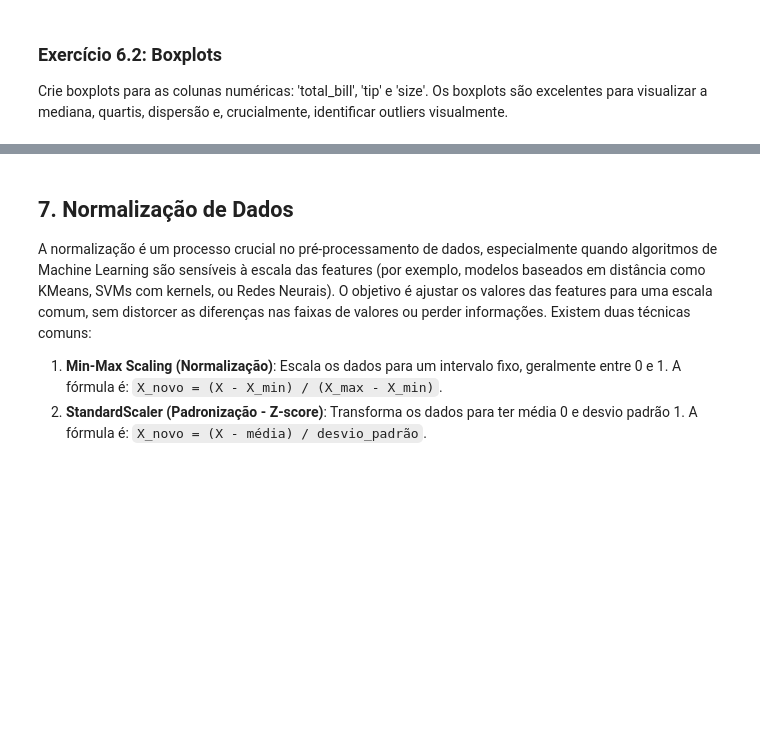
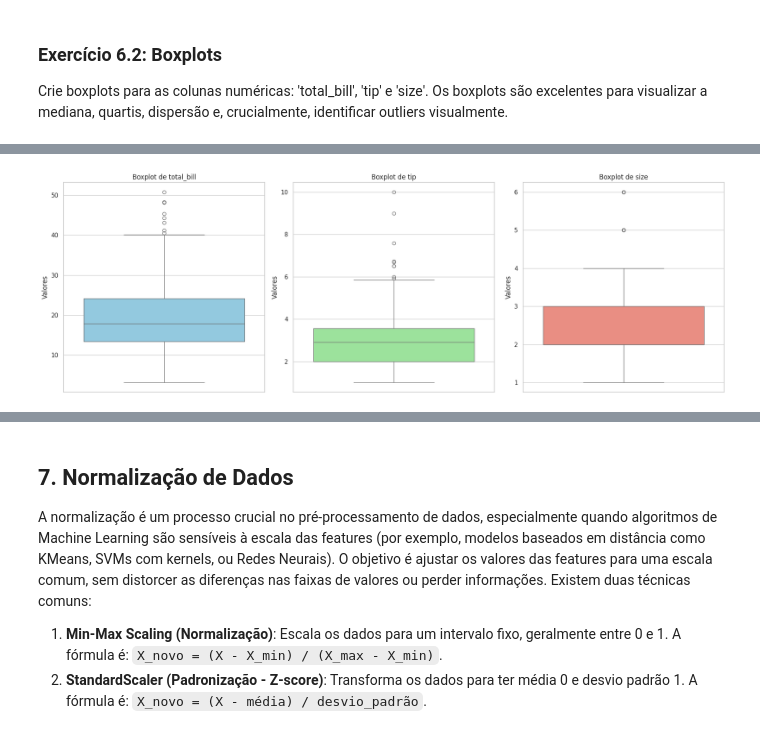
Before and after one commit to rodrigolsouza/projeto_estatistica_descritiva, a Jupyter notebook: Atividade_estatística_descritiva.ipynb, the cells around one changed output, grey strips where cells are left out. Saved outputs shown, nothing was run; the diff lists cells and outputs as text; code cells hidden in the pictures; blank space fills up the shorter version.

```diff
--- a/Atividade_estatística_descritiva.ipynb
+++ b/Atividade_estatística_descritiva.ipynb
@@ -361,0 +385,27 @@ Crie boxplots para as colunas numéricas: 'total_bill', 'tip' e 'size'. Os boxpl
+# %%
+# DIGITE SEU CÓDIGO AQUI
+
+# 1. Carregando o dataset (exemplo padrão 'tips')
+df = sns.load_dataset('tips')
+
+# 2. Configurando o estilo visual
+sns.set_theme(style="whitegrid")
+
+# 3. Criando a figura para os subplots
+fig, axes = plt.subplots(1, 3, figsize=(18, 6))
+
+# Colunas numéricas solicitadas
+colunas = ['total_bill', 'tip', 'size']
+cores = ['skyblue', 'lightgreen', 'salmon']
+
+# 4. Gerando os boxplots
+for i, col in enumerate(colunas):
+    sns.boxplot(data=df, y=col, ax=axes[i], color=cores[i])
+    axes[i].set_title(f'Boxplot de {col}')
+    axes[i].set_ylabel('Valores')
+
+# Ajuste fino do layout
+plt.tight_layout()
+plt.show()
+# %% [output]
+[figure, added]
```
Also changed, not shown: parts of 6 cells of this notebook.
